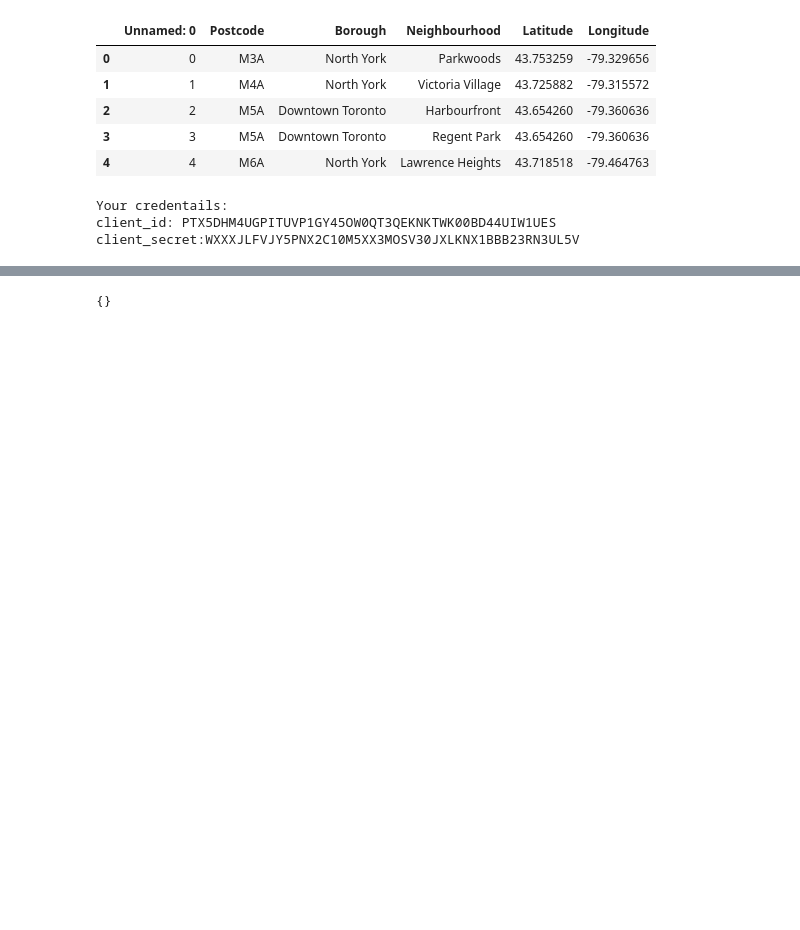
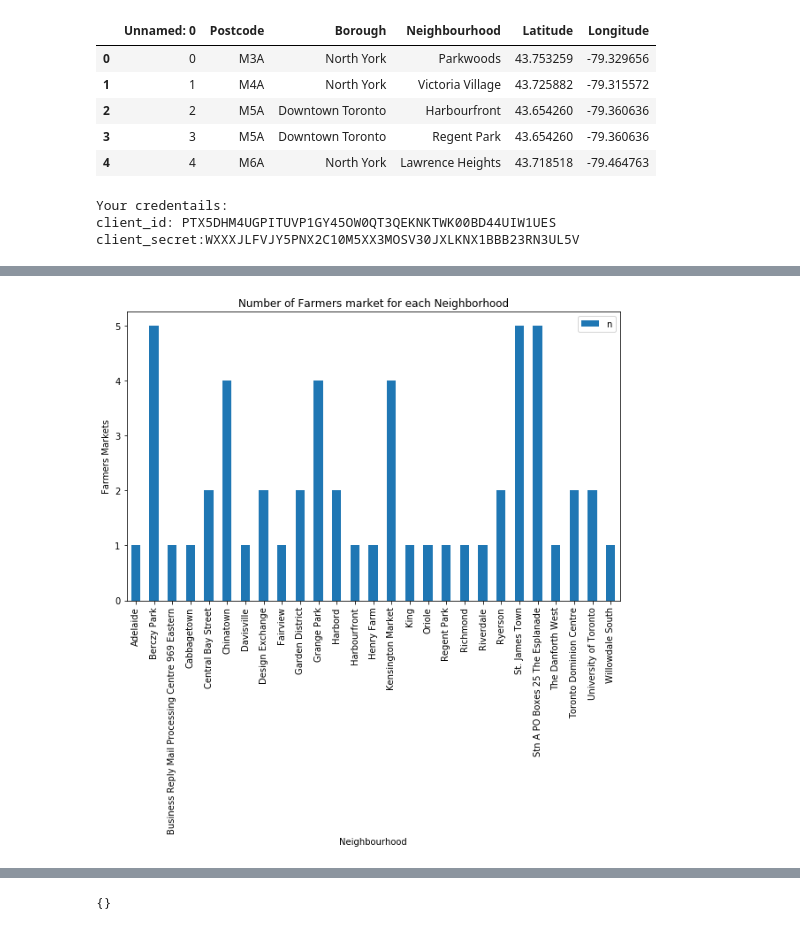
Before and after one commit to amoussa80/github-example, a Jupyter notebook: FarmersMarketProject.ipynb, the cells around one changed output, grey strips where cells are left out. Cells and saved outputs as stored; diff of their text form; code cells hidden in the pictures; blank space fills up the shorter version.

```diff
--- a/FarmersMarketProject.ipynb
+++ b/FarmersMarketProject.ipynb
@@ -191,20 +176,0 @@ venues_rating = getvenuesstats(venue_id=fm_df['Venue ID'])
-# %%
-item_list = []
-
-for item in fm_df['Venue ID']:
-
-    s = item
-    tips='https://api.foursquare.com/v2/venues/'
-    params=dict(client_id=CLIENT_ID,client_secret=CLIENT_SECRET,v=VERSION)
-    resp_tips=requests.get(url=tips+s, params=params).json()['response']['venue']['rating']
-    print(resp_tips)
-
-    if resp_tips == 0:
-        resp_tips = 0
-
-    else:
-        fm_df['Ratings'] = item_list.append([resp_tips])
-        #s_venues = likes_list.append([{'Venue ID' : venue_id, 'Likes' : resp_tips}])
-
-
-return fm_df
@@ -214,0 +177,3 @@ KeyError: 'rating'
+# %%
+count_df = fm_df.groupby(['Neighborhood']).agg({'Venue ID': ['count']})
+count_df
@@ -214,0 +200,17 @@ KeyError: 'rating'
+# %%
+%matplotlib inline
+
+import matplotlib as mpl
+import matplotlib.pyplot as plt
+
+#find out how many Farmer's markets in each neighbourhood
+count_df.plot(kind='bar', label='No of farmers markets', figsize=(10, 6))
+
+plt.xlabel('Neighbourhood') # add to x-label to the plot
+plt.ylabel('Farmers Markets') # add y-label to the plot
+plt.legend("number of farmers markets")
+plt.title('Number of Farmers market for each Neighborhood') # add title to the plot
+
+plt.show()
+# %% [output]
+[figure, added]
```
Also changed, not shown: parts of 40 cells of this notebook.
